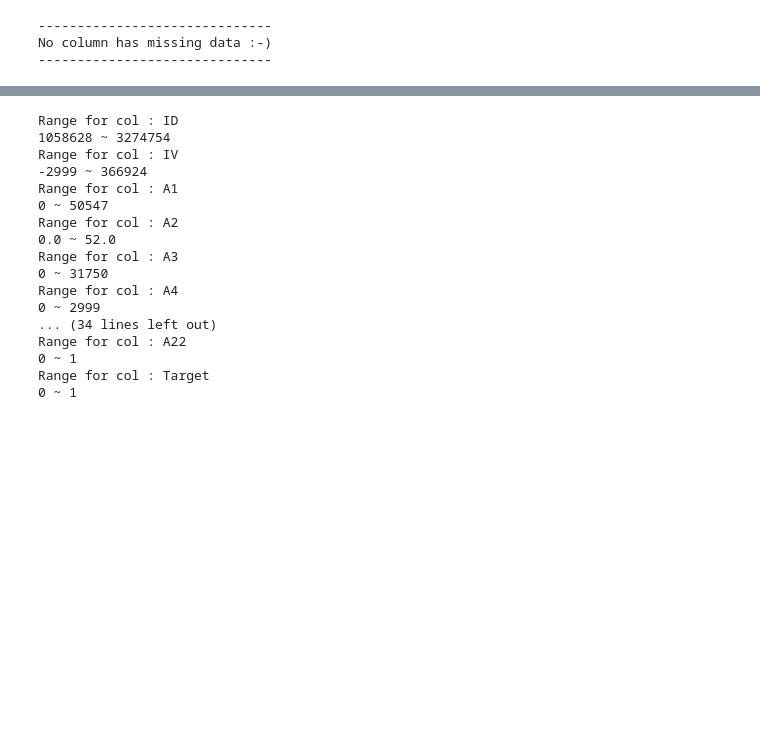
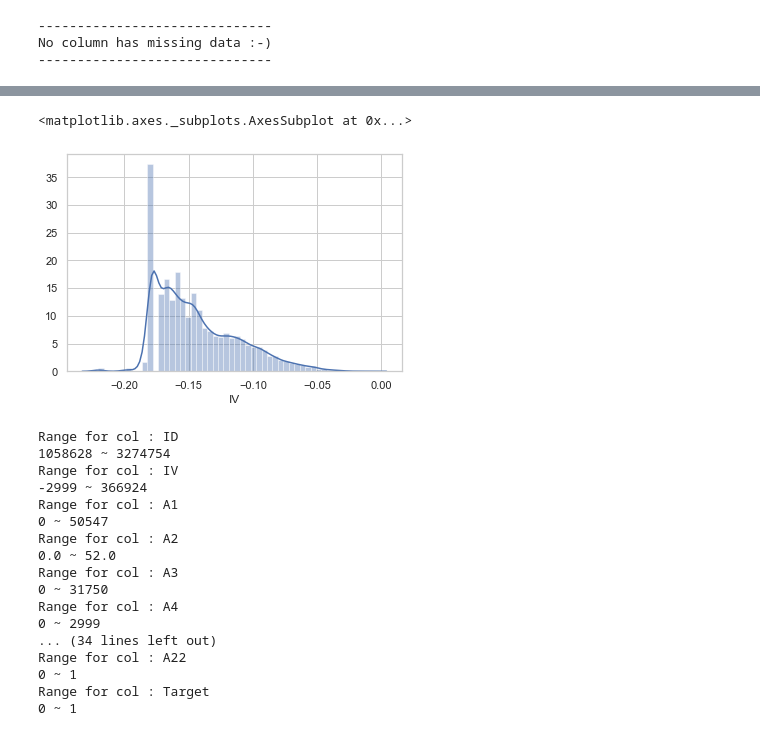
Before and after one commit to ankygupta9999/coronary-heart-disease-prediction, a Jupyter notebook: coronary-heart-disease-prediction.ipynb, the cells around one changed output, grey strips where cells are left out. Cells and saved outputs as stored; diff of their text form; code cells hidden in the pictures; blank space fills up the shorter version.

```diff
--- a/coronary-heart-disease-prediction.ipynb
+++ b/coronary-heart-disease-prediction.ipynb
@@ -137,7 +495,7 @@ imputer = impute.SimpleImputer(missing_values=np.nan, strategy='median')
 imputer1 = impute.SimpleImputer(missing_values=-99, strategy='median')
 # knnimputer = impute.KNNImputer(missing_values=-99)
 # %%
-df_eda['A2'] = imputer.fit_transform(np.array(df_eda['A2']).reshape(-1,1))
-df_eda['A15'] = imputer1.fit_transform(np.array(df_eda['A15']).reshape(-1,1))
-df_eda['A16'] = imputer1.fit_transform(np.array(df_eda['A16']).reshape(-1,1))
+df_post_eda['A2'] = imputer.fit_transform(np.array(df_post_eda['A2']).reshape(-1,1))
+df_post_eda['A15'] = imputer1.fit_transform(np.array(df_post_eda['A15']).reshape(-1,1))
+# df_post_eda['A16'] = imputer1.fit_transform(np.array(df_post_eda['A16']).reshape(-1,1))
 # %%
@@ -217,4 +506,0 @@ sns.heatmap(corr_matrix,
-# %%
-# Drop columns based on Correlation analysis
-cols_to_drop = ['ID','A5','A6','A9','A10','A11','A16','A21']
-df_post_eda = df_eda.drop(columns=cols_to_drop, axis=1)
@@ -238,0 +507,6 @@ pd.crosstab(index=raw_df['A22'], columns=df_eda['Target'])
+# %%
+df_pre_processing = df_post_eda.copy()
+# %%
+col_need_logscale = ['IV', 'A1', 'A2', 'A3', 'A5',  'A8', 'A12']
+for col in col_need_logscale:
+    df_pre_processing[col] = np.log10(df_pre_processing[col] )
@@ -239,3 +533,8 @@ pd.crosstab(index=raw_df['A22'], columns=df_eda['Target'])
+# %%
+sns.distplot(df_pre_processing['IV'].dropna())
+# %% [output]
+<matplotlib.axes._subplots.AxesSubplot at 0x...>
+[figure, added]
 # %%
 # Apply logarithmic transformation
 for col in df_eda.columns:
```
Also changed, not shown: parts of 44 cells of this notebook, 1 other file.
